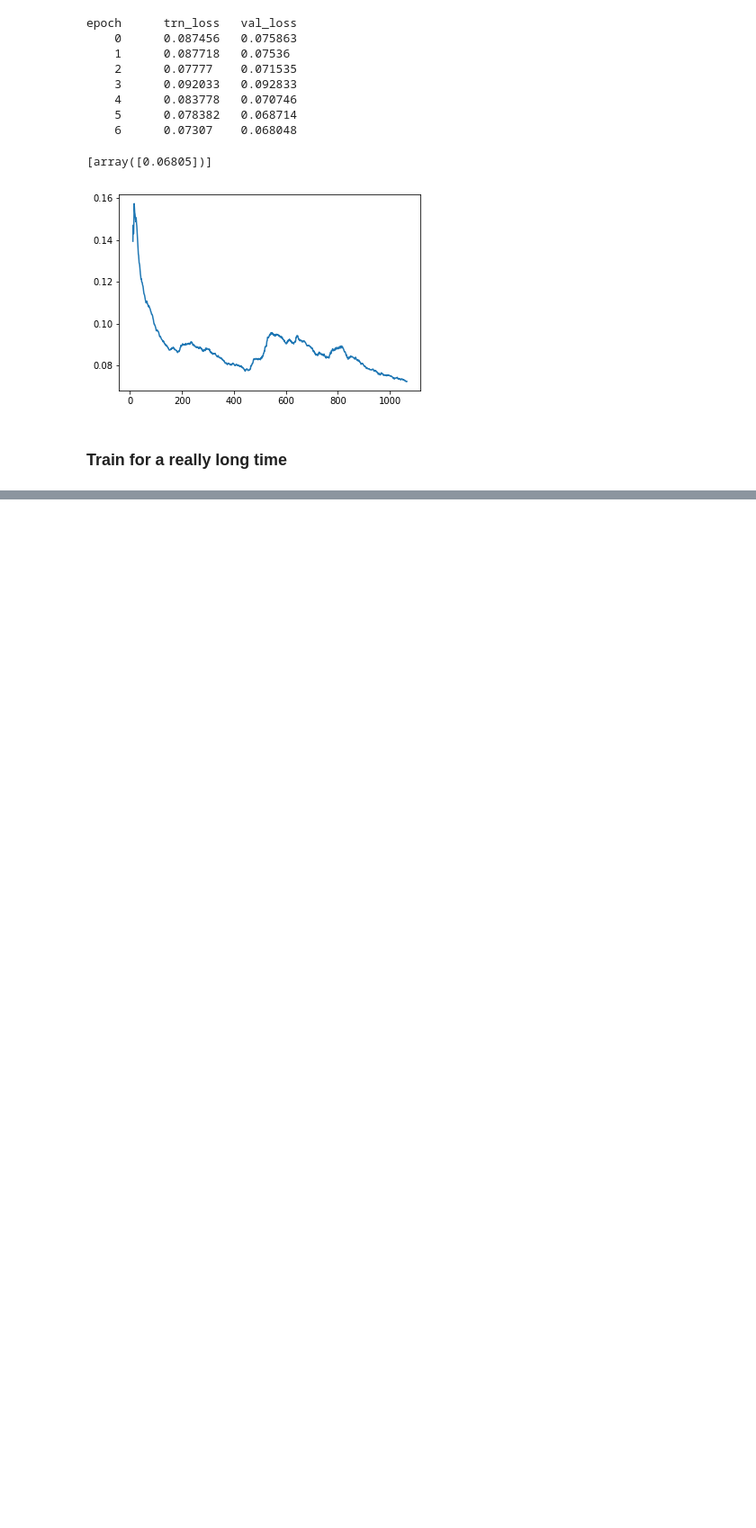
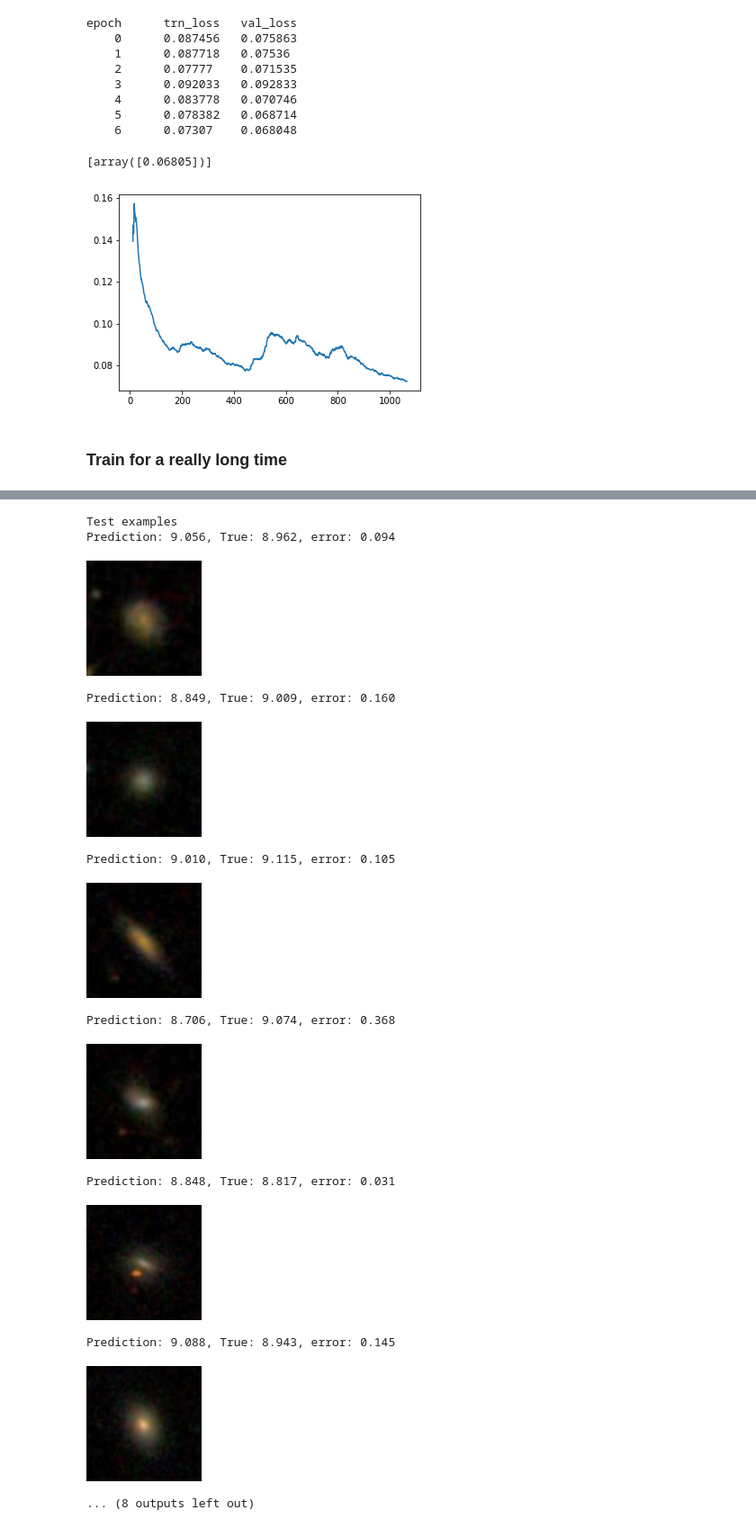
Before and after one commit to jwuphysics/galaxy-cnns, a Jupyter notebook: notebook/Fitting oxygen abundance.ipynb, the cells around one changed output, grey strips where cells are left out. Shown at 90% size. Drawn from its saved outputs; the diff is of its cells as text; code cells hidden in the pictures; blank space fills up the shorter version.

```diff
--- a/notebook/Fitting oxygen abundance.ipynb
+++ b/notebook/Fitting oxygen abundance.ipynb
@@ -442,0 +488,22 @@ learn.fit(lrs, n_cycle=5, cycle_len=2, cycle_mult=3)
+# %%
+print('Test examples')
+for i in range(10):
+    p = pred_test[i, 0]
+    y = y_test[i]
+    print('Prediction: {:.3f}, True: {:.3f}, error: {:.3f}'.format(p, y, np.abs(p-y)))
+    display(PIL.Image.open(PATH + '/' + learn.data.test_ds.fnames[i]))
+# %% [output]
+Test examples
+Prediction: 9.056, True: 8.962, error: 0.094
+[figure, added]
+Prediction: 8.849, True: 9.009, error: 0.160
+[figure, added]
+Prediction: 9.010, True: 9.115, error: 0.105
+[figure, added]
+Prediction: 8.706, True: 9.074, error: 0.368
+[figure, added]
+Prediction: 8.848, True: 8.817, error: 0.031
+[figure, added]
+Prediction: 9.088, True: 8.943, error: 0.145
+[figure, added]
+... (8 outputs left out)
```
Also changed, not shown: parts of 27 cells of this notebook.
